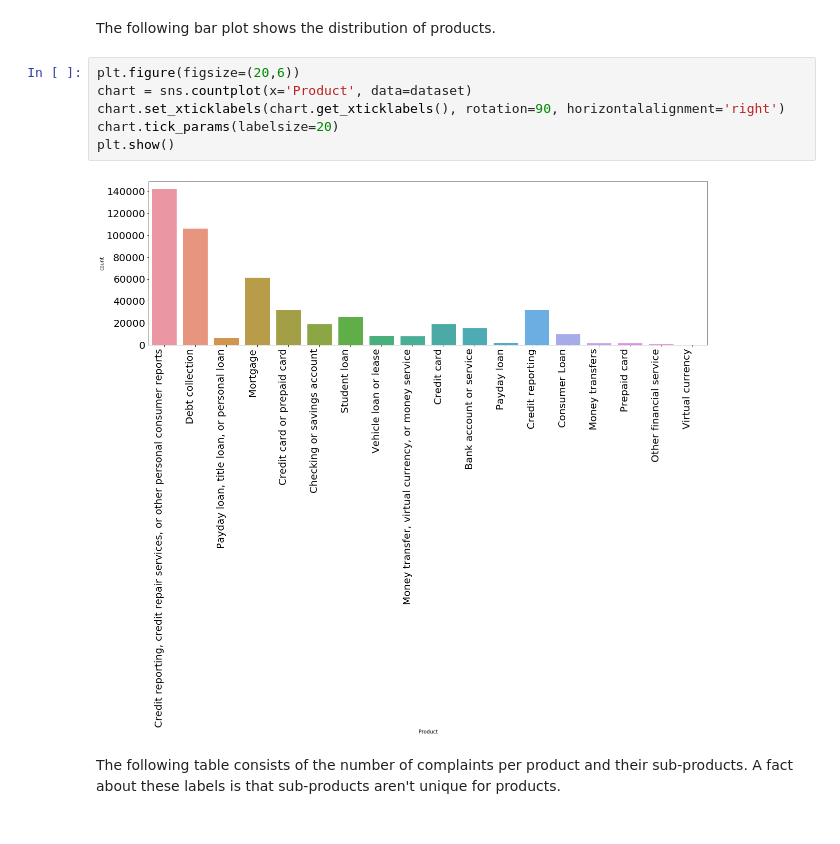
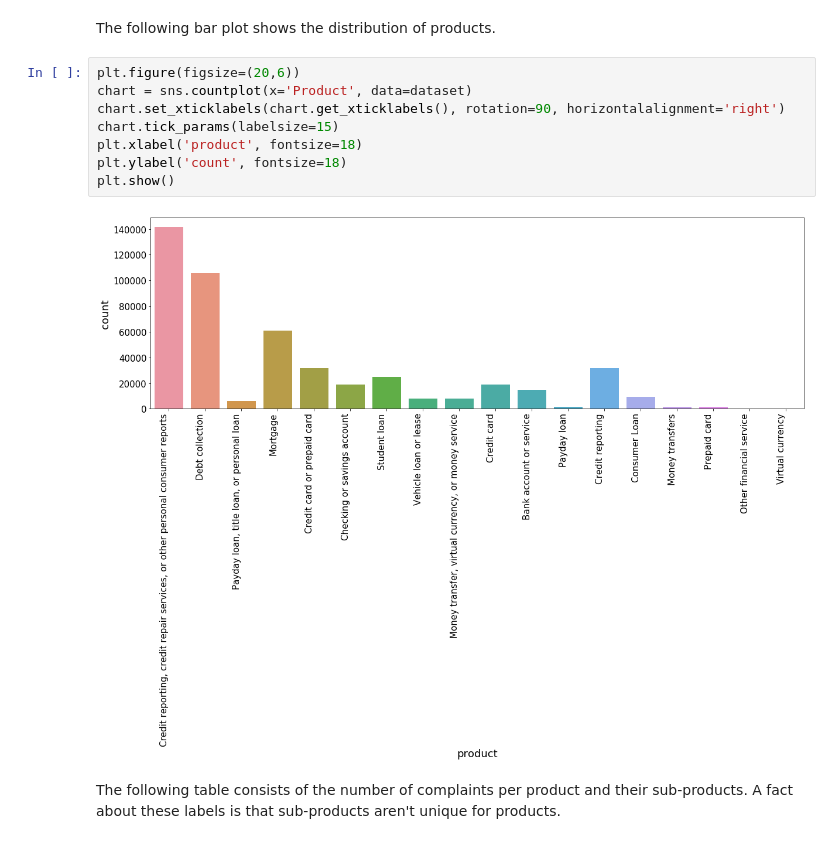
Before and after one commit to GillisWerrebrouck/UGent_Machine-Learning-Project, a Jupyter notebook: project-notebook.ipynb, the cells around one changed output. Drawn from its saved outputs; the diff is of its cells as text.

Commit message:
Modify graphs and text

```diff
--- a/project-notebook.ipynb
+++ b/project-notebook.ipynb
@@ -87,11 +87,13 @@ The following bar plot shows the distribution of products.
 # %%
 plt.figure(figsize=(20,6))
 chart = sns.countplot(x='Product', data=dataset)
 chart.set_xticklabels(chart.get_xticklabels(), rotation=90, horizontalalignment='right')
-chart.tick_params(labelsize=20)
+chart.tick_params(labelsize=15)
+plt.xlabel('product', fontsize=18)
+plt.ylabel('count', fontsize=18)
 plt.show()
 # %% [output]
-[figure, old version]
+[figure, new version]
 # %% [markdown]
 The following table consists of the number of complaints per product and their sub-products. A fact about these labels is that sub-products aren't unique for products.
 # %%
```
Also changed, not shown: parts of 4 cells of this notebook.
